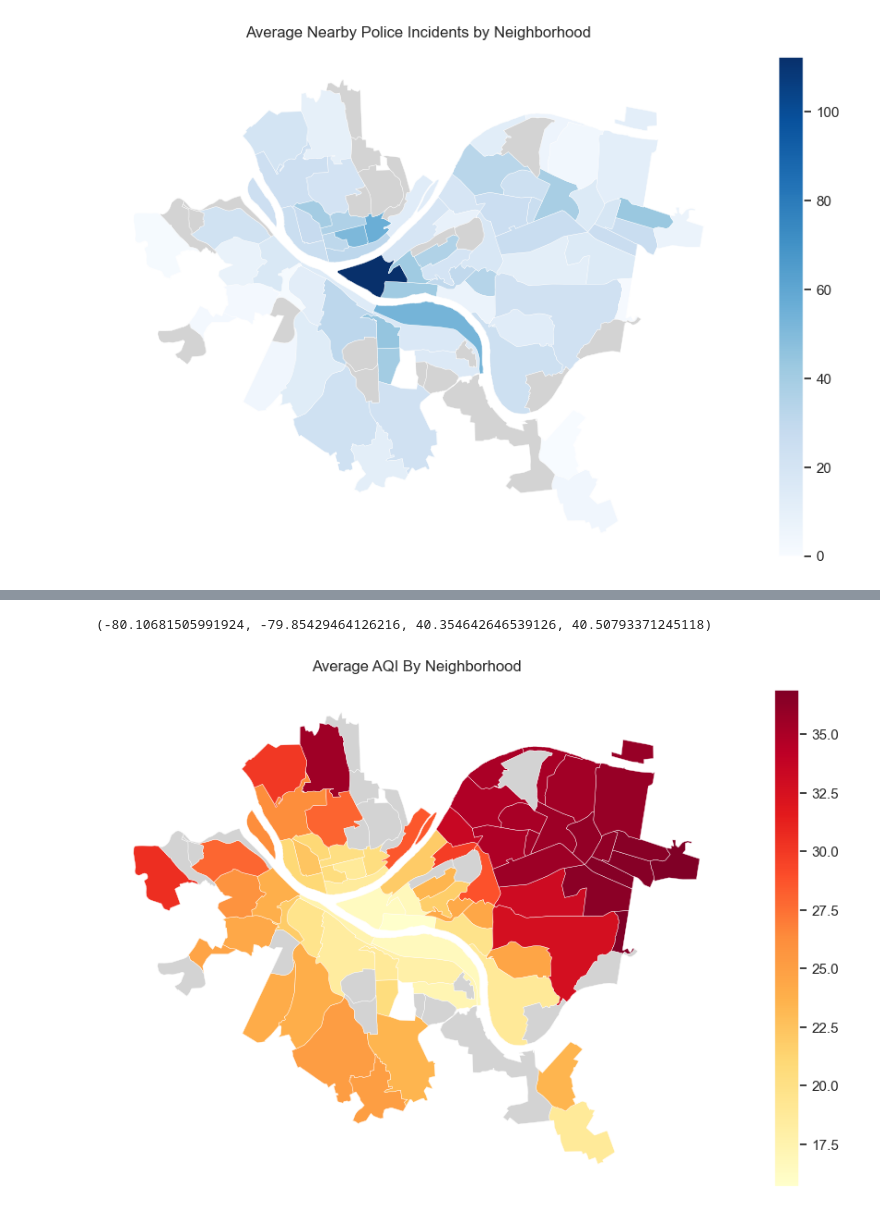
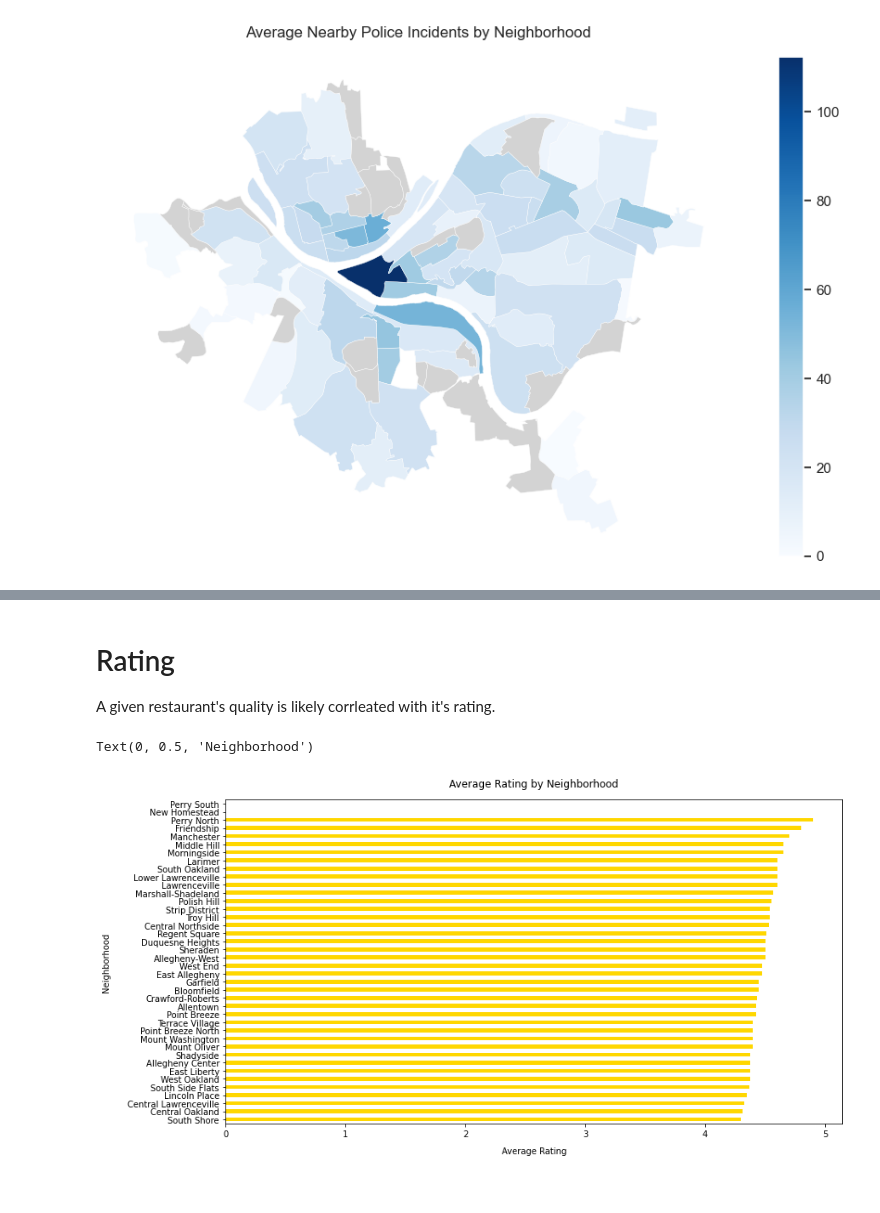
Before and after one commit to Bejofo/CMPINFO_0010_Final_Project, a Jupyter notebook: notebooks/summary.ipynb, the cells around one changed output, grey strips where cells are left out. Drawn from its saved outputs; the diff is of its cells as text; code cells hidden in the pictures.

```diff
--- a/notebooks/summary.ipynb
+++ b/notebooks/summary.ipynb
@@ -637,25 +566,0 @@ For each business, we can calculate it's interpolated AQI value
-# %%
-import csv
-
-# Calculate AQI for each business
-output = []
-
-with open("../datasets/business_list/business_list.csv", "r", encoding="utf-8-sig") as business_data:
-    business_list = csv.DictReader(business_data)
-
-    for business in business_list:
-        place_id = business["place_id"]
-        neighborhood = business["neighborhood"]
-        lng = float(business["longitude"])
-        lat = float(business["latitude"])
-        aqi = model(lng, lat)
-
-        output.append([place_id, neighborhood, aqi])
-
-# write to csv
-with open("../datasets/air_quality/air_quality.csv", "w", encoding="utf-8-sig", newline="") as csv_out:
-    csv_writer = csv.writer(csv_out)
-    csv_writer.writerow(["place_id", "neighborhood", "index_value"])
-    csv_writer.writerows(output)
-
-pandas.read_csv("../datasets/air_quality/air_quality.csv").head()
@@ -685,9 +567,13 @@ Text(0, 0.5, 'Neighborhood')
-# %%
-map = generate_map(air_quality, "index_value")
-fig, ax = pyplot.subplots(figsize=(13, 7))
-map.plot(ax=ax, column="index_value", legend=True, cmap="YlOrRd", linewidth=0.3, missing_kwds={"color": "lightgrey"})
-pyplot.title("Average AQI By Neighborhood", pad=15)
-pyplot.axis("off")
-# %% [output]
-(-80.10681505991924, -79.85429464126216, 40.354642646539126, 40.50793371245118)
-[figure, removed]
+# %% [markdown]
+# Rating
+A given restaurant's quality is likely corrleated with it's rating.
+# %%
+import matplotlib.pyplot as pyplot
+fig, ax = pyplot.subplots(1, 1, figsize=(13, 7))
+ax = business_list.groupby('neighborhood')['rating'].mean().sort_values().tail(40).plot.barh(legend=False, color="gold")
+pyplot.title("Average Rating by Neighborhood", pad=15)
+pyplot.xlabel("Average Rating", labelpad=10)
+pyplot.ylabel("Neighborhood", labelpad=20)
+# %% [output]
+Text(0, 0.5, 'Neighborhood')
+[figure, added]
```
Also changed, not shown: parts of 49 cells of this notebook.
